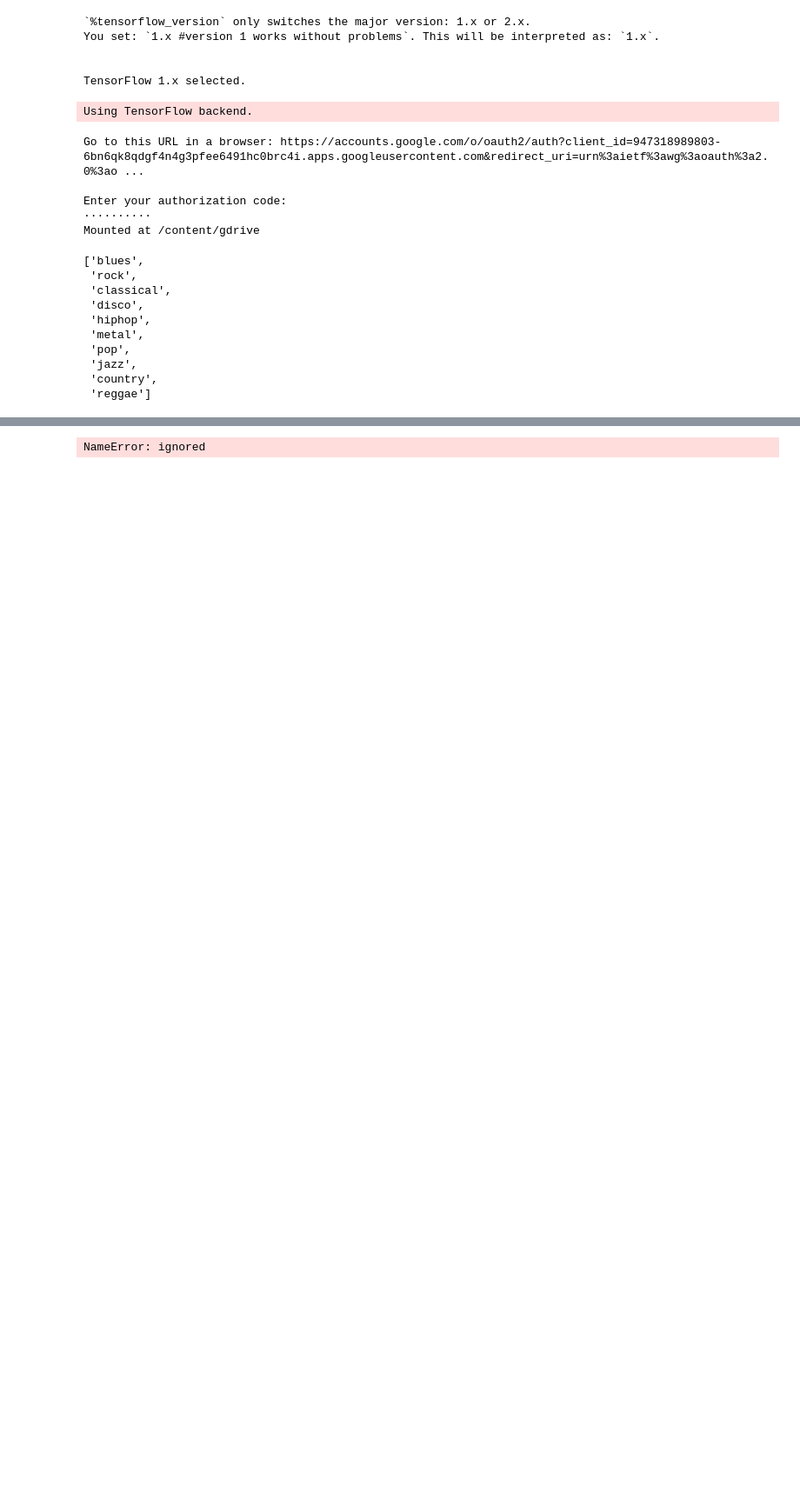
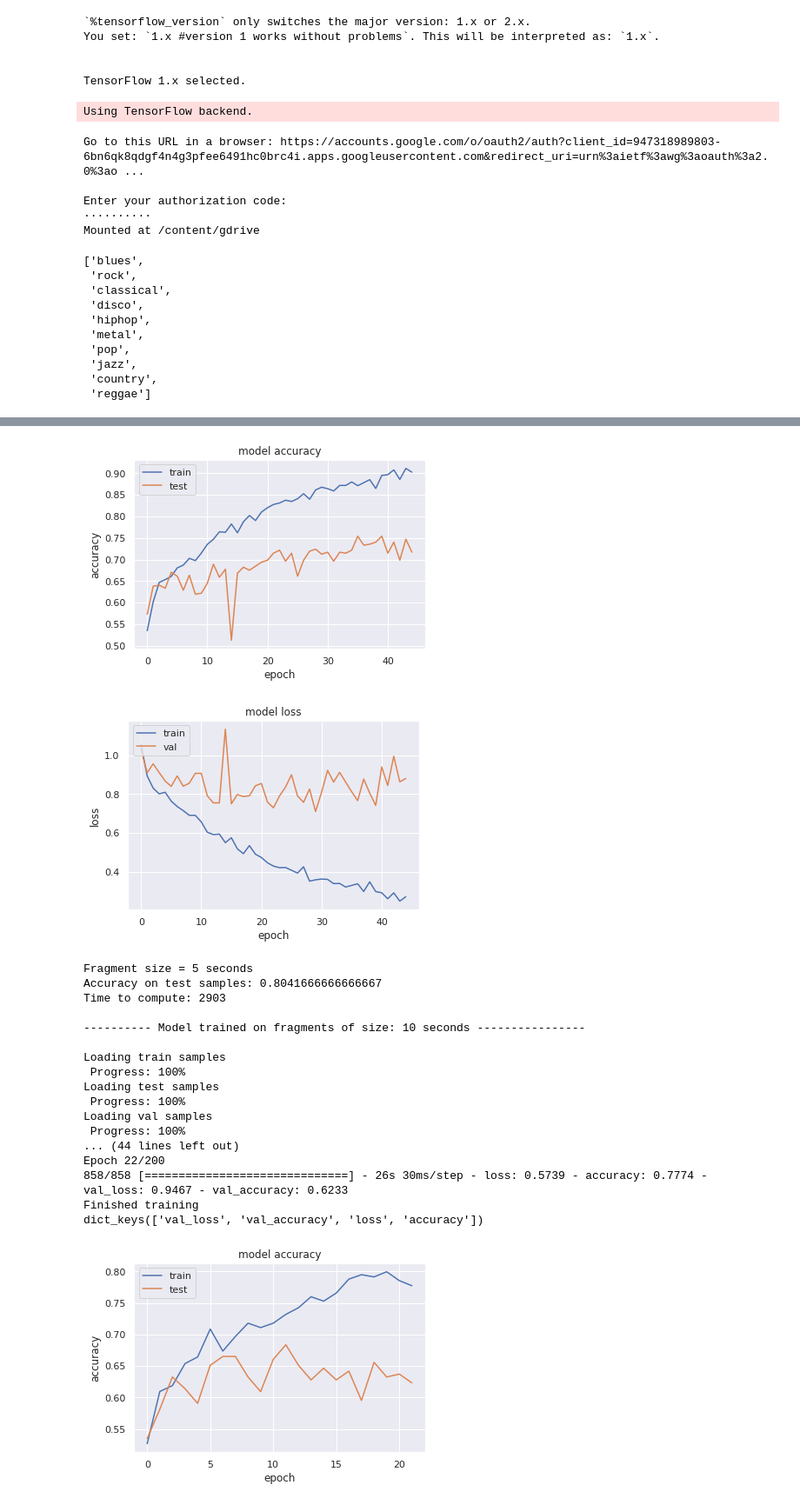
Before and after one commit to dljopi2020/music_genre_DLclassification, a Jupyter notebook: DL_CNN+RNN_final.ipynb, the cells around one changed output, grey strips where cells are left out. Shown: that part at 87% size. Drawn from its saved outputs; the diff is of its cells as text; code cells hidden in the pictures; blank space fills up the shorter version.

```diff
--- a/DL_CNN+RNN_final.ipynb
+++ b/DL_CNN+RNN_final.ipynb
@@ -277,16 +305,16 @@ def plot_conf_matrix(predictions, y_test, ss):
 # %%
 #Main loop for testing multiple sample sizes
 
-#choose model type: cnn or ltsm
+#choose model type: 'cnn' or 'lstm'
 model_type = 'lstm'
 
 n_epochs = 200
-patience=10
-es = EarlyStopping(patience=10)
-fragment_sizes = [5]
+patience= 15
+es = EarlyStopping(patience=15)
+fragment_sizes = [5,10,15,30]
 start = timeit.default_timer()
 
-ModelData = pd.DataFrame(columns = ['Model Type','fragment size (s)', 'Time to Compute (s)',  'Early Stopping epoch', 'Training accuracy', 'Validation accuracy', 'Test Accuracy']) #create a DataFrame for storing the results
+ModelData = pd.DataFrame(columns = ['Model Type','Fragment size (s)', 'Time to Compute (s)',  'Early Stopping epoch', 'Training accuracy', 'Validation accuracy', 'Test Accuracy']) #create a DataFrame for storing the results
 
 conf_matrix_data = []
 
@@ -357 +385,20 @@ Finished training
+[figure, added]
+[figure, added]
-NameError: ignored
+Fragment size = 5 seconds
+Accuracy on test samples: 0.8041666666666667
+Time to compute: 2903
+
+---------- Model trained on fragments of size: 10 seconds ----------------
+
+Loading train samples
+ Progress: 100%
+Loading test samples
+ Progress: 100%
+Loading val samples
+ Progress: 100%
+... (44 lines left out)
+Epoch 22/200
+858/858 [==============================] - 26s 30ms/step - loss: 0.5739 - accuracy: 0.7774 - val_loss: 0.9467 - val_accuracy: 0.6233
+Finished training
+dict_keys(['val_loss', 'val_accuracy', 'loss', 'accuracy'])
+[figure, added]
```
Also changed, not shown: parts of 9 cells of this notebook.
